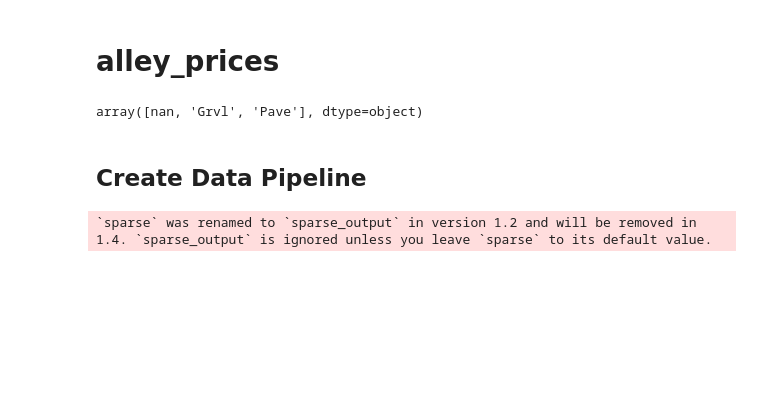
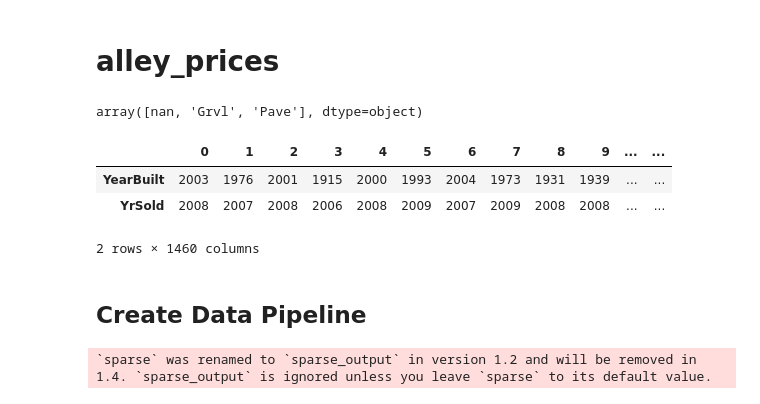
Before and after one commit to Xristos04/Data-Science-Tutorials, a Jupyter notebook: HousingPrices.ipynb, the cells around one changed output. Saved outputs shown, nothing was run; the diff lists cells and outputs as text; code cells hidden in the pictures; blank space fills up the shorter version.

```diff
--- a/HousingPrices.ipynb
+++ b/HousingPrices.ipynb
@@ -331,6 +331,14 @@ fig8.update_traces(marker_color=colors, texttemplate='$%{text:,.0f}', textpositi
 fig8.update_yaxes(title='Sale Price', tickprefix='$', tickformat=',')
 fig8.update_xaxes(title='Contour Prices')
 fig8.update_layout(showlegend=False)
+# %%
+age_df = pd.DataFrame([df['YearBuilt'], df['YrSold']])
+age_df
+# %% [output]
+|  | 0 | 1 | 2 | 3 | 4 | 5 | 6 | 7 | 8 | 9 | ... | ... |
+| YearBuilt | 2003 | 1976 | 2001 | 1915 | 2000 | 1993 | 2004 | 1973 | 1931 | 1939 | ... | ... |
+| YrSold | 2008 | 2007 | 2008 | 2006 | 2008 | 2009 | 2007 | 2009 | 2008 | 2008 | ... | ... |
+2 rows × 1460 columns
 # %%
 # 5. Calculate Property Age
 
```
Also changed, not shown: 2 other files.
